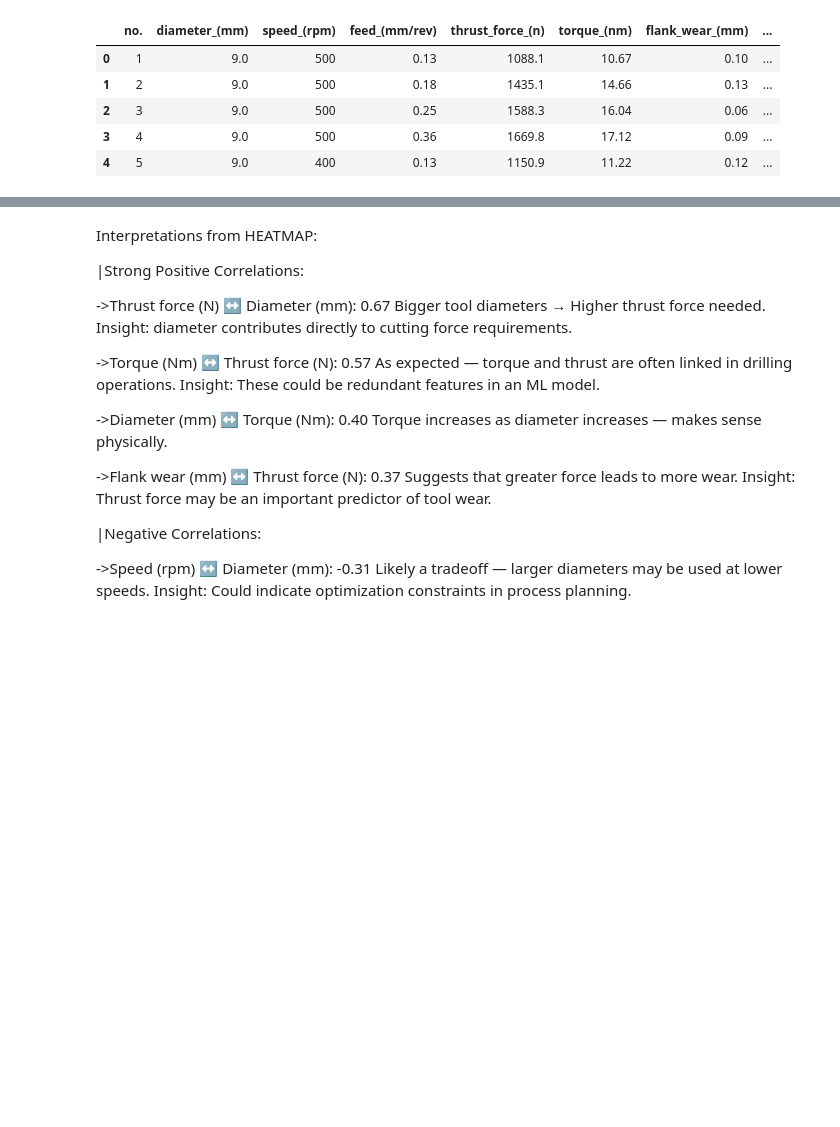
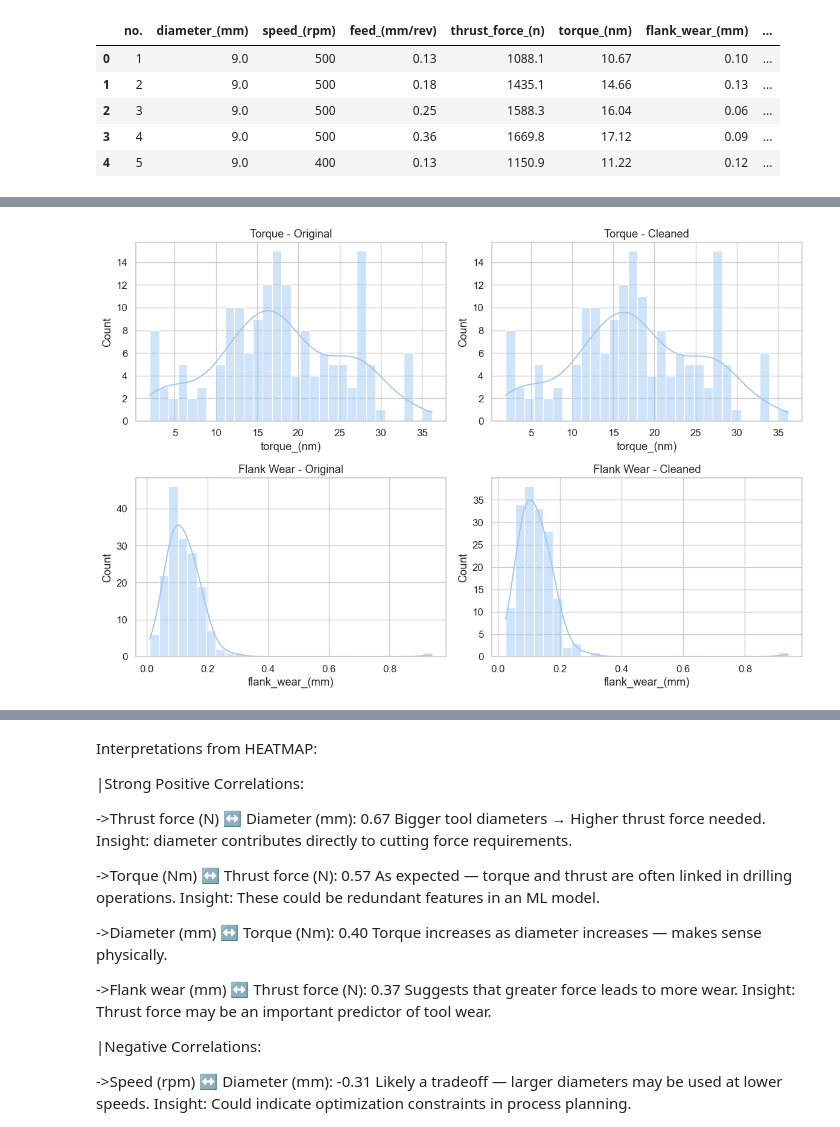
Before and after one commit to HrisheetaRoy/Drilling_Machining_Criteria_Prediction, a Jupyter notebook: eda/eda.ipynb, the cells around one changed output, grey strips where cells are left out. Drawn from its saved outputs; the diff is of its cells as text; code cells hidden in the pictures; blank space fills up the shorter version.

```diff
--- a/eda/eda.ipynb
+++ b/eda/eda.ipynb
@@ -90,0 +79,27 @@ visualize(df_clean)
+# %%
+# Compare before and after cleaning
+import matplotlib.pyplot as plt
+import seaborn as sns
+
+# Re-load original data for comparison
+df_orig = load_data()
+df_orig.columns = df_orig.columns.str.strip().str.lower().str.replace(' ', '_')
+
+fig, axs = plt.subplots(2, 2, figsize=(12, 8))
+
+sns.histplot(df_orig['torque_(nm)'], bins=30, ax=axs[0,0], kde=True)
+axs[0,0].set_title("Torque - Original")
+
+sns.histplot(df_clean['torque_(nm)'], bins=30, ax=axs[0,1], kde=True)
+axs[0,1].set_title("Torque - Cleaned")
+
+sns.histplot(df_orig['flank_wear_(mm)'], bins=30, ax=axs[1,0], kde=True)
+axs[1,0].set_title("Flank Wear - Original")
+
+sns.histplot(df_clean['flank_wear_(mm)'], bins=30, ax=axs[1,1], kde=True)
+axs[1,1].set_title("Flank Wear - Cleaned")
+
+plt.tight_layout()
+plt.show()
+# %% [output]
+[figure, added]
```
Also changed, not shown: parts of 7 cells of this notebook.
